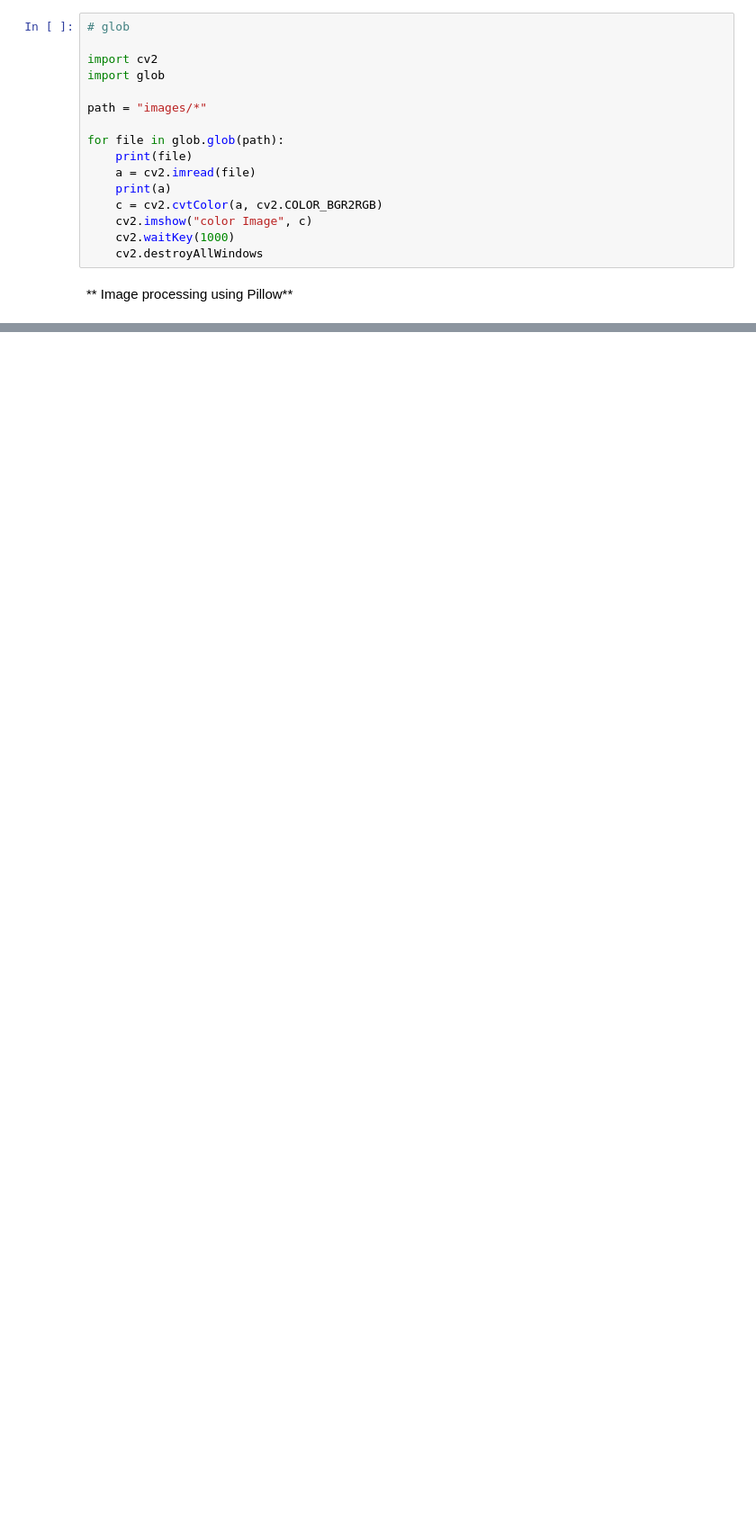
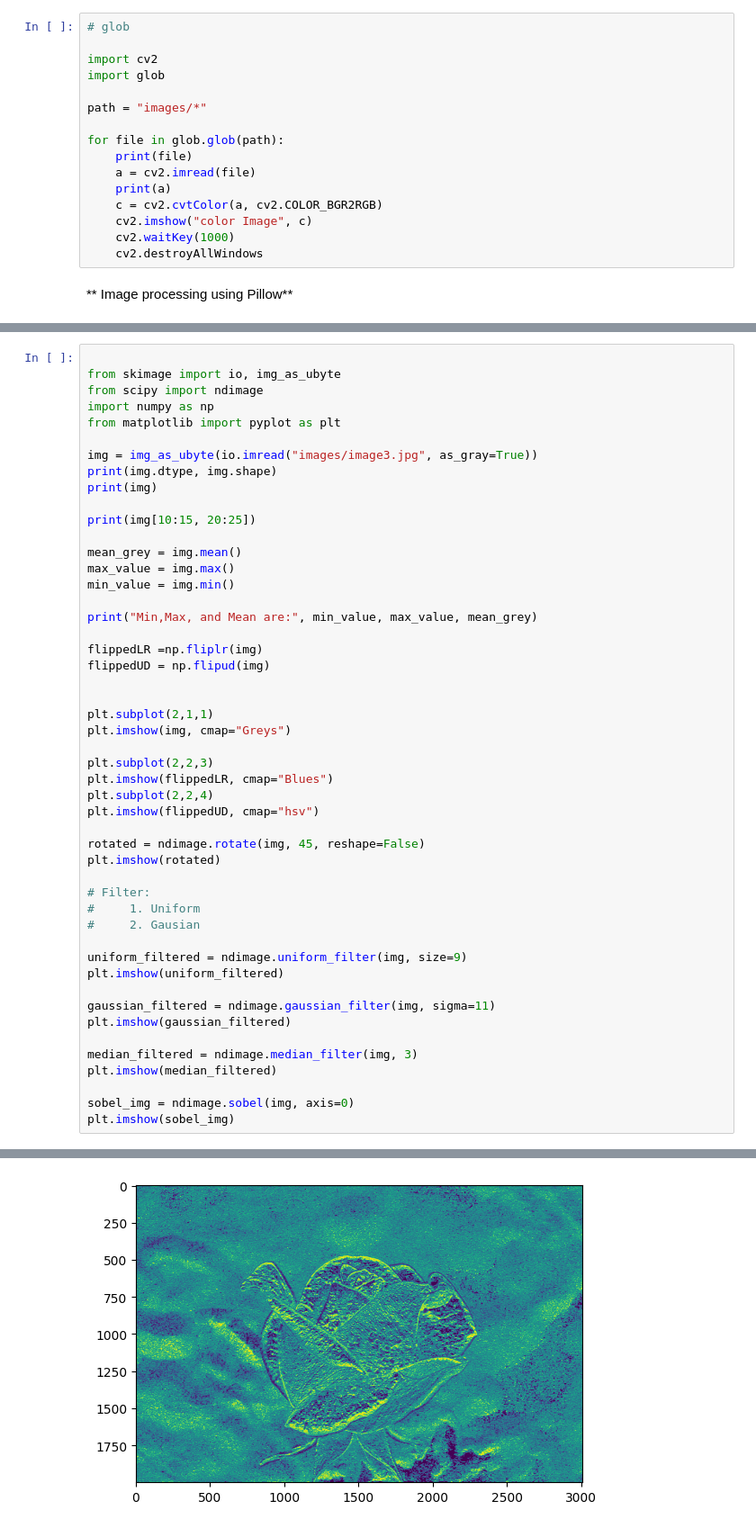
Before and after one commit to Marufaiub/BiomedicalImage, a Jupyter notebook: image.ipynb, the cells around one changed output, grey strips where cells are left out. Shown at 90% size. Drawn from its saved outputs; the diff is of its cells as text; blank space fills up the shorter version.

Commit message:
Image Processing Using Scipy in Python

```diff
--- a/image.ipynb
+++ b/image.ipynb
@@ -161,0 +126,50 @@ RGB
+# %%
+
+from skimage import io, img_as_ubyte
+from scipy import ndimage
+import numpy as np
+from matplotlib import pyplot as plt
+
+img = img_as_ubyte(io.imread("images/image3.jpg", as_gray=True))
+print(img.dtype, img.shape)
+print(img)
+
+print(img[10:15, 20:25])
+
+mean_grey = img.mean()
+max_value = img.max()
+min_value = img.min()
+
+print("Min,Max, and Mean are:", min_value, max_value, mean_grey)
+
+flippedLR =np.fliplr(img)
+flippedUD = np.flipud(img)
+
+
+plt.subplot(2,1,1)
+plt.imshow(img, cmap="Greys")
+
+plt.subplot(2,2,3)
+plt.imshow(flippedLR, cmap="Blues")
+plt.subplot(2,2,4)
+plt.imshow(flippedUD, cmap="hsv")
+
+rotated = ndimage.rotate(img, 45, reshape=False)
+plt.imshow(rotated)
+
+# Filter:
+#     1. Uniform
+#     2. Gausian
+
+uniform_filtered = ndimage.uniform_filter(img, size=9)
+plt.imshow(uniform_filtered)
+
+gaussian_filtered = ndimage.gaussian_filter(img, sigma=11)
+plt.imshow(gaussian_filtered)
+
+median_filtered = ndimage.median_filter(img, 3)
+plt.imshow(median_filtered)
+
+sobel_img = ndimage.sobel(img, axis=0)
+plt.imshow(sobel_img)
+# %% [output]
@@ -161,0 +177 @@ RGB
+[figure, added]
```
Also changed, not shown: parts of 8 cells of this notebook, 1 other file.
